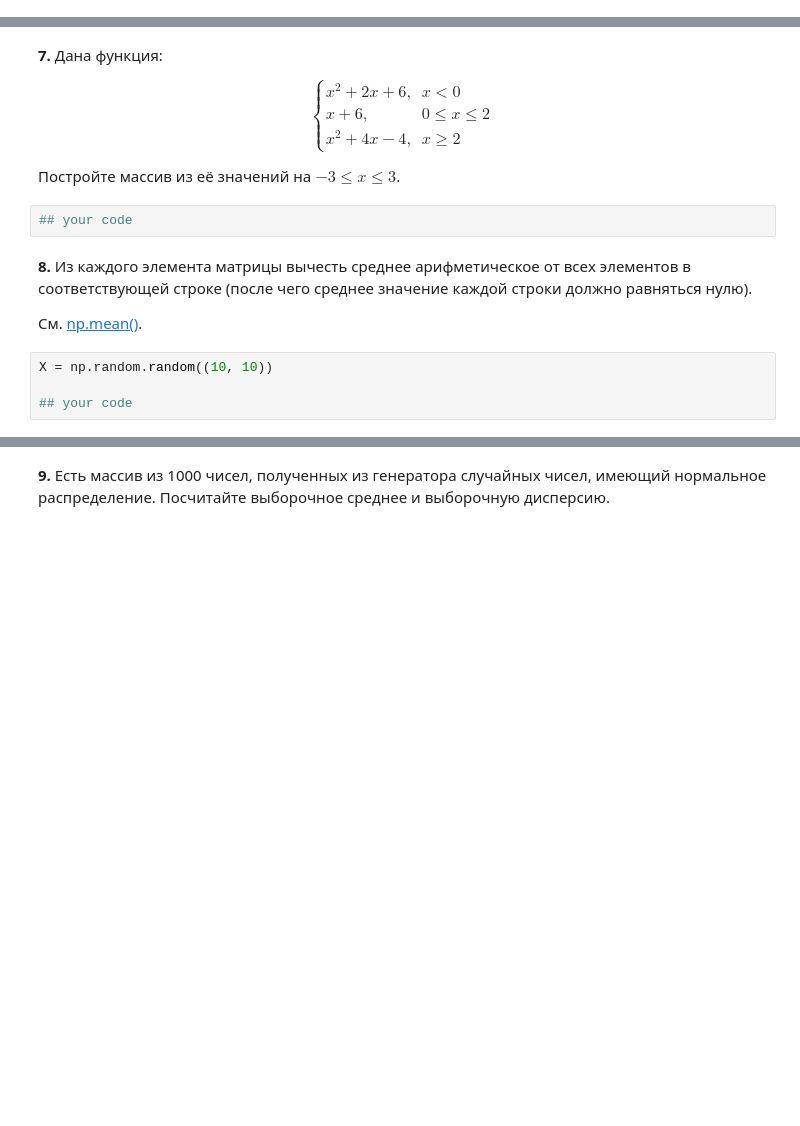
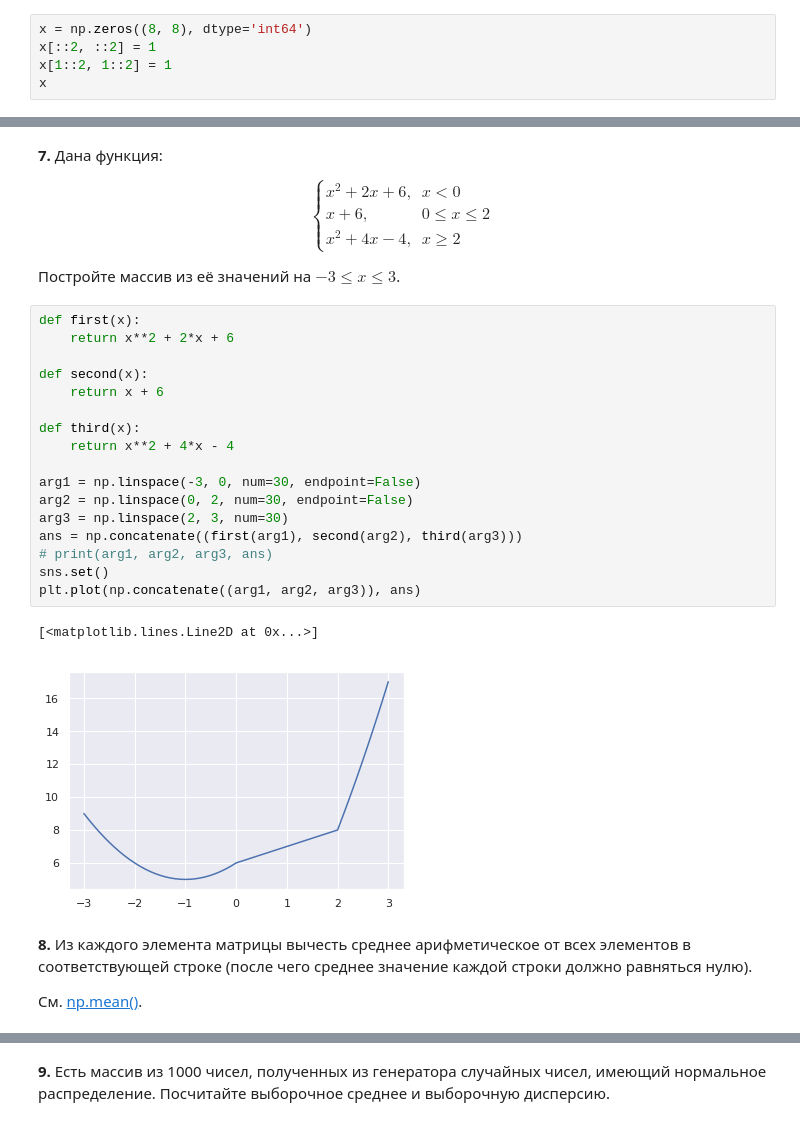
Before and after one commit to BorisGorelov/Classification_homework, a Jupyter notebook: hw2/Task_2.ipynb, the cells around one changed output, grey strips where cells are left out. Saved outputs shown, nothing was run; the diff lists cells and outputs as text; blank space fills up the shorter version.

```diff
--- a/hw2/Task_2.ipynb
+++ b/hw2/Task_2.ipynb
@@ -54,0 +43,5 @@ array([[0, 0, 0, 0, 0, 0, 0, 0],
+# %%
+x = np.zeros((8, 8), dtype='int64')
+x[::2, ::2] = 1
+x[1::2, 1::2] = 1
+x
@@ -120,13 +135,27 @@ $$
 $$
 
 Постройте массив из её значений на  $-3 \le x \le 3$.
-# %%
-## your code
+# %%
+def first(x):
+    return x**2 + 2*x + 6
+
+def second(x):
+    return x + 6
+
+def third(x):
+    return x**2 + 4*x - 4
+
+arg1 = np.linspace(-3, 0, num=30, endpoint=False)
+arg2 = np.linspace(0, 2, num=30, endpoint=False)
+arg3 = np.linspace(2, 3, num=30)
+ans = np.concatenate((first(arg1), second(arg2), third(arg3)))
+# print(arg1, arg2, arg3, ans)
+sns.set()
+plt.plot(np.concatenate((arg1, arg2, arg3)), ans)
+# %% [output]
+[<matplotlib.lines.Line2D at 0x...>]
+[figure, added]
 # %% [markdown]
 **8.** Из каждого элемента матрицы вычесть среднее арифметическое от всех элементов в соответствующей строке (после чего среднее значение каждой строки должно равняться нулю).
 
 Cм. [np.mean()](http://docs.scipy.org/doc/numpy/reference/generated/numpy.mean.html).
-# %%
-X = np.random.random((10, 10))
-
-## your code
```
Also changed, not shown: parts of 8 cells of this notebook.
